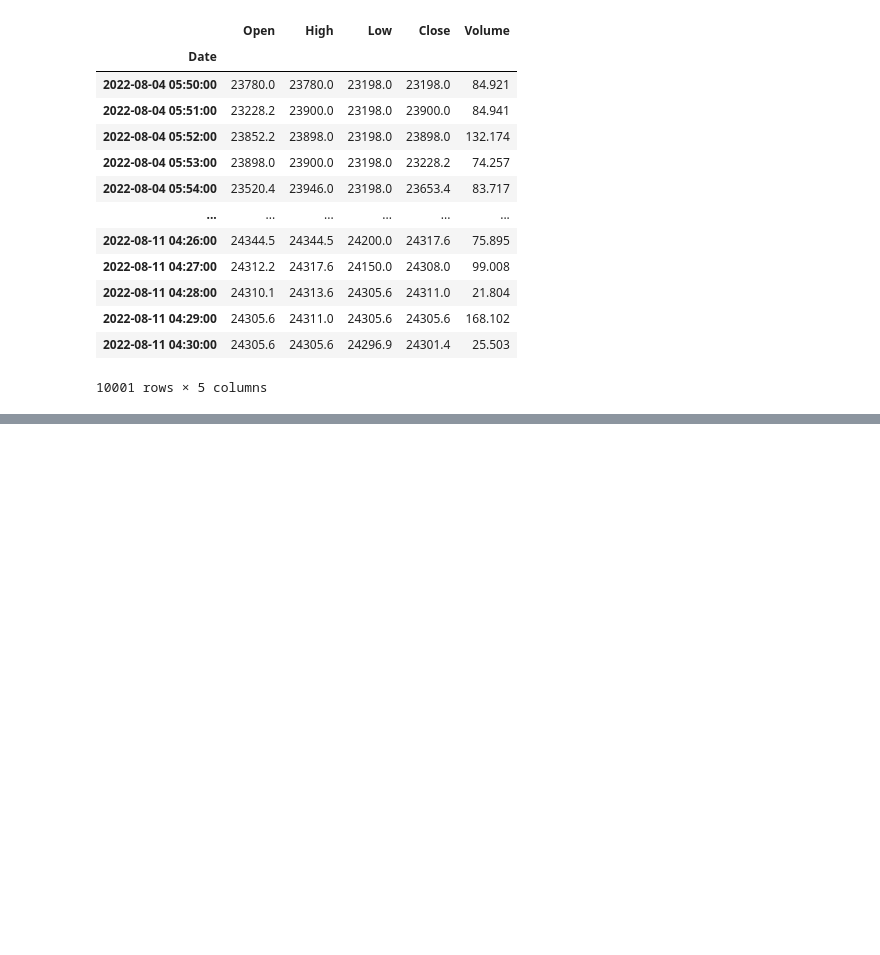
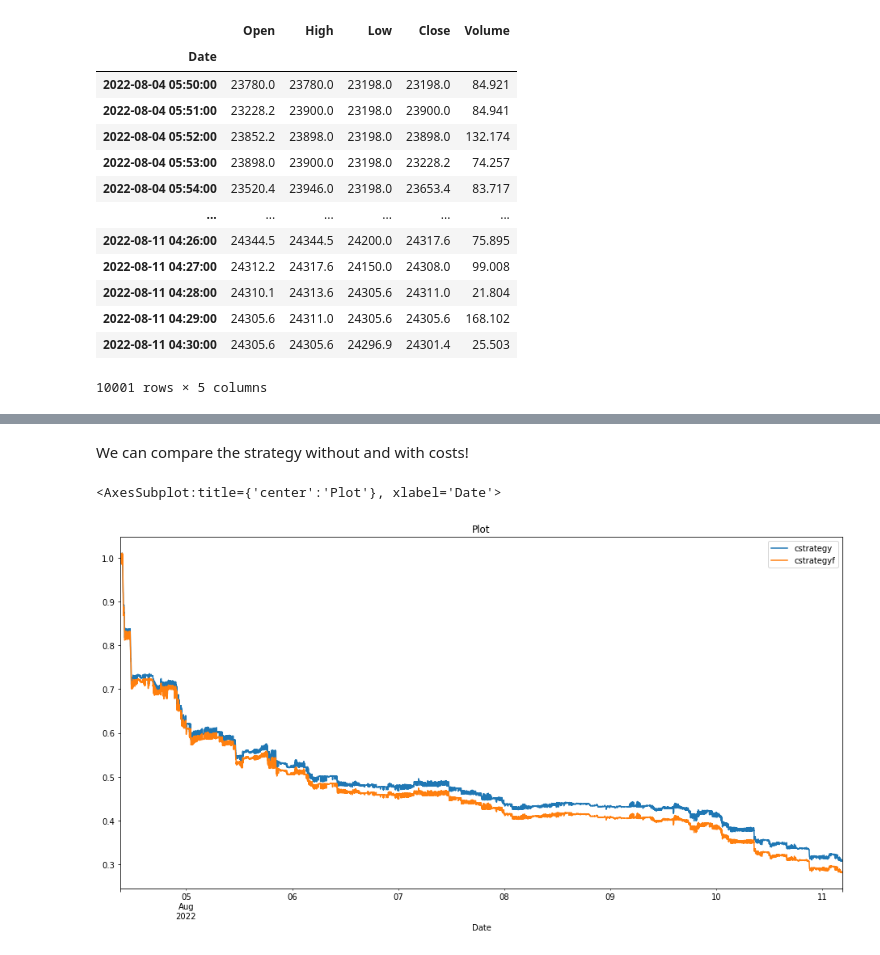
Before and after one commit to mauricioavs/trading-bot, a Jupyter notebook: trading bot.ipynb, the cells around one changed output, grey strips where cells are left out. Cells and saved outputs as stored; diff of their text form; code cells hidden in the pictures; blank space fills up the shorter version.

```diff
--- a/trading bot.ipynb
+++ b/trading bot.ipynb
@@ -395,0 +506,25 @@ trader.data
+# %%
+import pandas as pd
+import numpy as np
+df = pd.read_csv('out.csv', index_col = "Date", parse_dates = ["Date"])
+df["returns"] = np.log(df["Close"] / df["Close"].shift())
+
+
+df["SMA_S"] = df["Close"].rolling(50).mean() # add short sma
+df["SMA_L"] = df["Close"].rolling(200).mean()
+df.dropna(inplace=True) #the place of this is important! It may give you wrong calculations if you place it wrong
+df["creturns"] = df["returns"].cumsum().apply(np.exp)
+#NEW
+
+df["position"] = np.where(df["SMA_S"] > df["SMA_L"], 1, -1)
+
+fee = 0.0004
+
+############OStrategy without fee###############
+df["strategy"] = df["position"].shift(1) * df["returns"]
+df["cstrategy"] = df["strategy"].cumsum().apply(np.exp)
+########### Strategy with fee #############
+df["trades"] = df.position.diff().fillna(0).abs()
+df["strategyf"] = df["position"].shift(1) * df["returns"]+np.log( 1 - df.trades*fee  )#includes trading costs!
+df["cstrategyf"] = df["strategyf"].cumsum().apply(np.exp)
+df
@@ -395,0 +546,7 @@ trader.data
+# %% [markdown]
+We can compare the strategy without and with costs!
+# %%
+df[["cstrategy", "cstrategyf"]].plot(kind="line", title="Plot", figsize=(16, 8))
+# %% [output]
+<AxesSubplot:title={'center':'Plot'}, xlabel='Date'>
+[figure, added]
```
Also changed, not shown: parts of 29 cells of this notebook.
